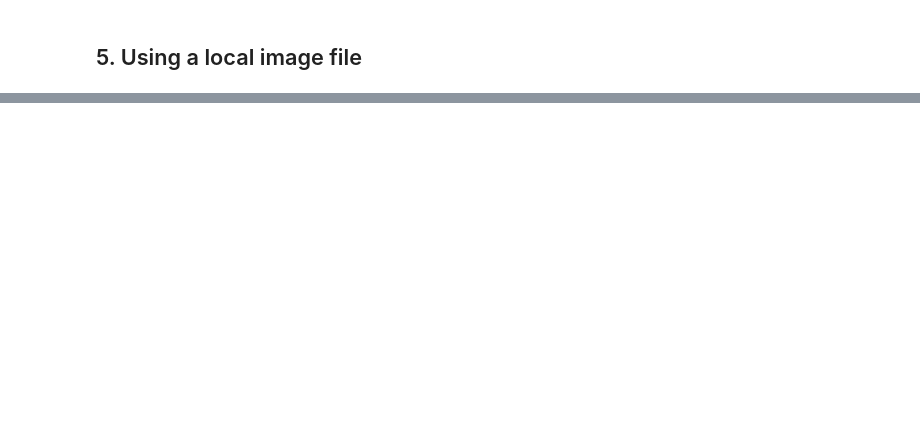
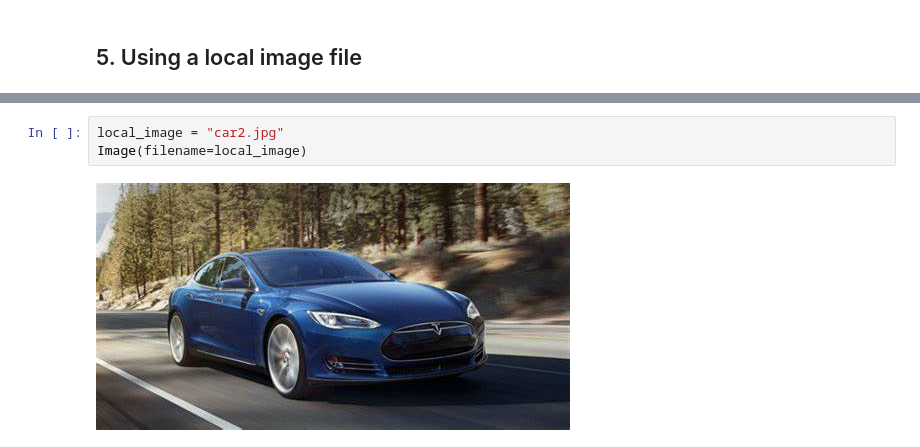
Before and after one commit to retkowsky/visual-search-azureAI, a Jupyter notebook: 1. Vectors embeddings with Azure Computer Vision.ipynb, the cells around one changed output, grey strips where cells are left out. Drawn from its saved outputs; the diff is of its cells as text; blank space fills up the shorter version.

```diff
--- a/1. Vectors embeddings with Azure Computer Vision.ipynb
+++ b/1. Vectors embeddings with Azure Computer Vision.ipynb
@@ -437,0 +432,5 @@ This image is a red tesla car
+# %%
+local_image = "car2.jpg"
+Image(filename=local_image)
+# %% [output]
+[figure, added]
```
Also changed, not shown: parts of 41 cells of this notebook, 2 other files.
